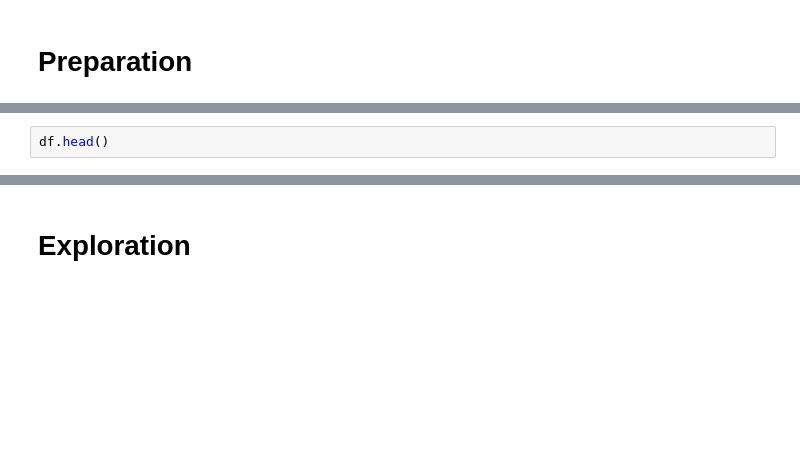
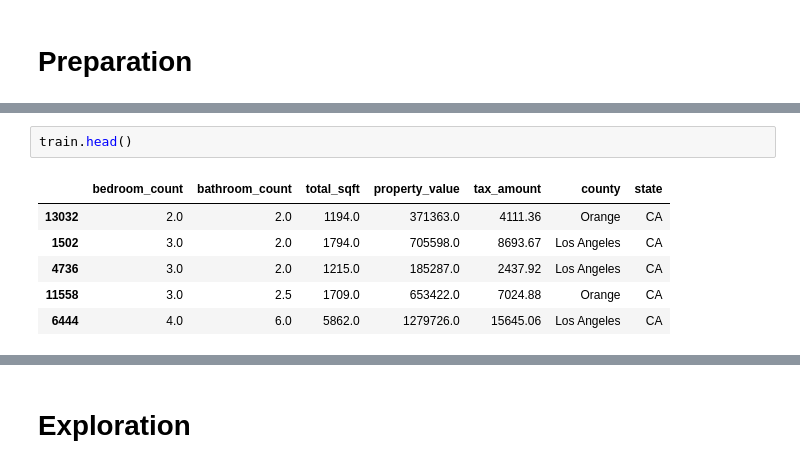
Before and after one commit to shayaltshue/zillow, a Jupyter notebook: main.ipynb, the cells around one changed output, grey strips where cells are left out. Drawn from its saved outputs; the diff is of its cells as text; blank space fills up the shorter version.

```diff
--- a/main.ipynb
+++ b/main.ipynb
@@ -56,3 +64,10 @@ TypeError: cannot unpack non-iterable NoneType object
 # %%
-df.head()
+train.head()
+# %% [output]
+|  | bedroom_count | bathroom_count | total_sqft | property_value | tax_amount | county | state |
+| 13032 | 2.0 | 2.0 | 1194.0 | 371363.0 | 4111.36 | Orange | CA |
+| 1502 | 3.0 | 2.0 | 1794.0 | 705598.0 | 8693.67 | Los Angeles | CA |
+| 4736 | 3.0 | 2.0 | 1215.0 | 185287.0 | 2437.92 | Los Angeles | CA |
+| 11558 | 3.0 | 2.5 | 1709.0 | 653422.0 | 7024.88 | Orange | CA |
+| 6444 | 4.0 | 6.0 | 5862.0 | 1279726.0 | 15645.06 | Los Angeles | CA |
 # %%
```
Also changed, not shown: parts of 35 cells of this notebook.
